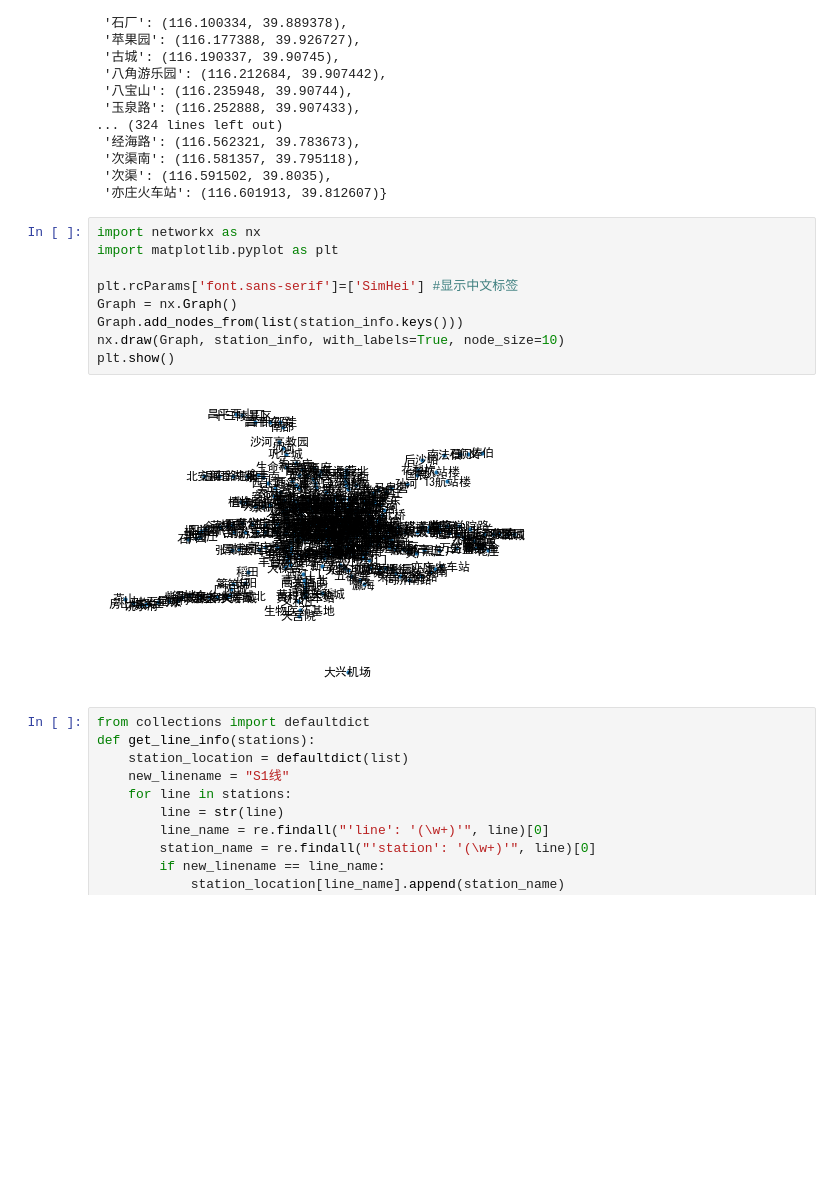
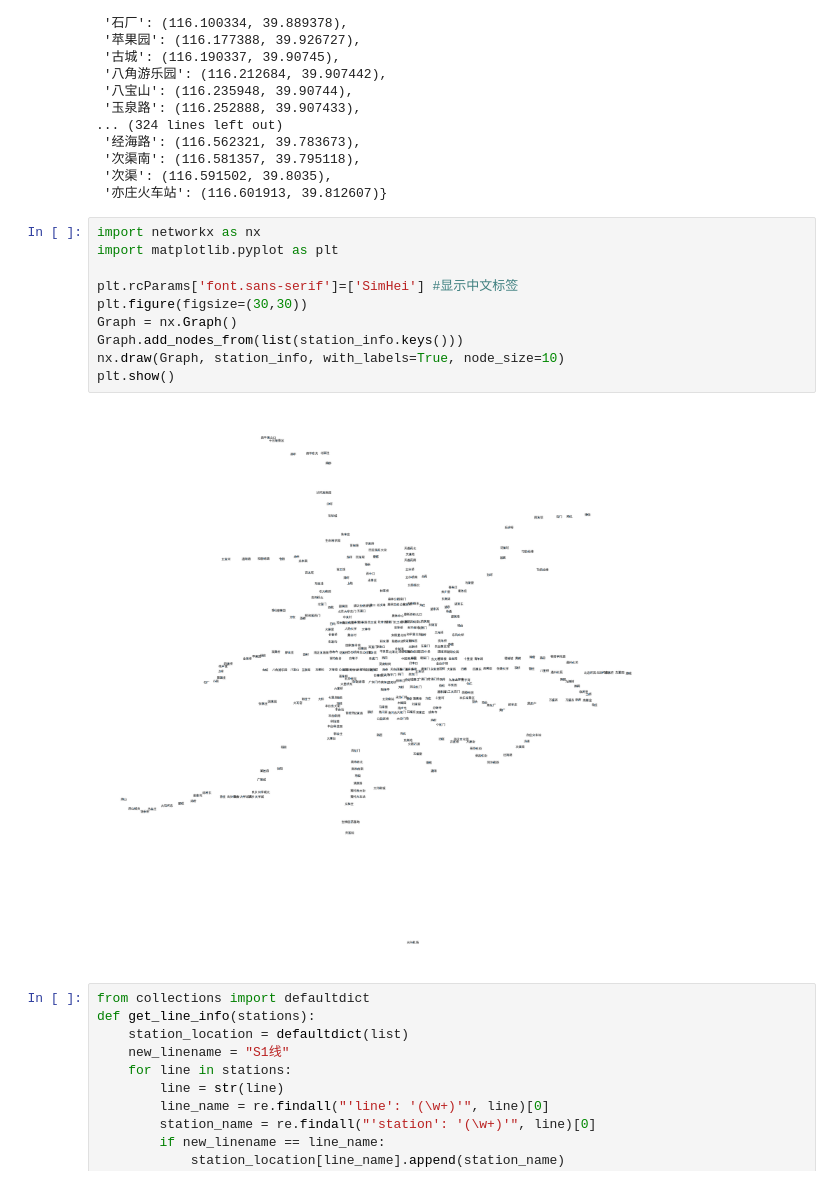
Before and after one commit to YujueY/underground_system, a Jupyter notebook: Underground_system.ipynb, the cells around one changed output. Cells and saved outputs as stored; diff of their text form; blank space fills up the shorter version.

```diff
--- a/Underground_system.ipynb
+++ b/Underground_system.ipynb
@@ -138,14 +138,15 @@ station_info
 # %%
 import networkx as nx
 import matplotlib.pyplot as plt
 
 plt.rcParams['font.sans-serif']=['SimHei'] #显示中文标签
+plt.figure(figsize=(30,30))
 Graph = nx.Graph()
 Graph.add_nodes_from(list(station_info.keys()))
 nx.draw(Graph, station_info, with_labels=True, node_size=10)
 plt.show()
 # %% [output]
-[figure, old version]
+[figure, new version]
 # %%
 from collections import defaultdict
 def get_line_info(stations):
```
Also changed, not shown: parts of 1 cell of this notebook, 1 other file.
